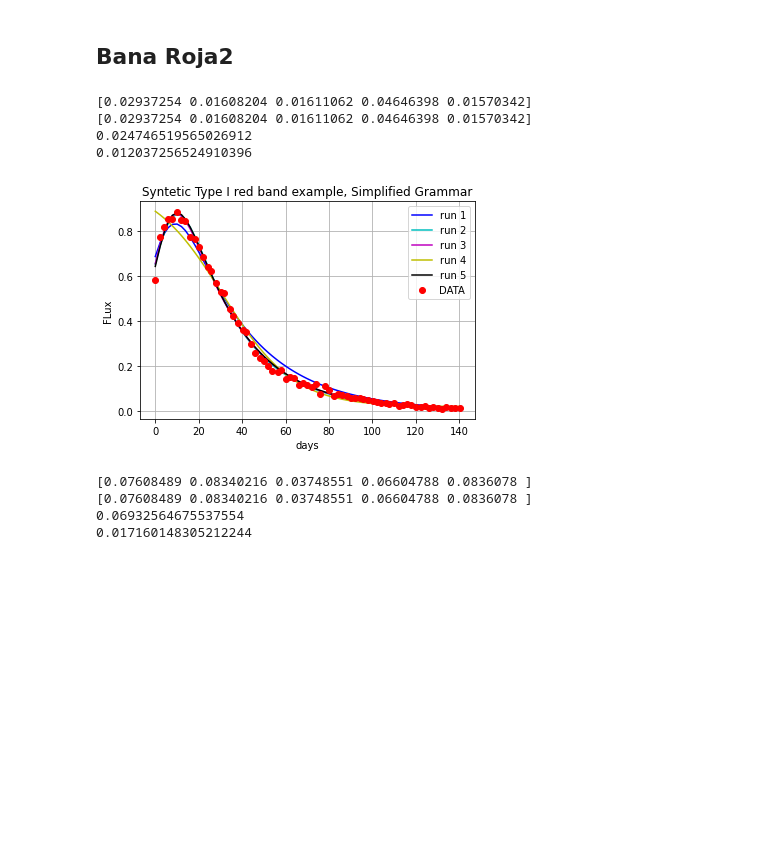
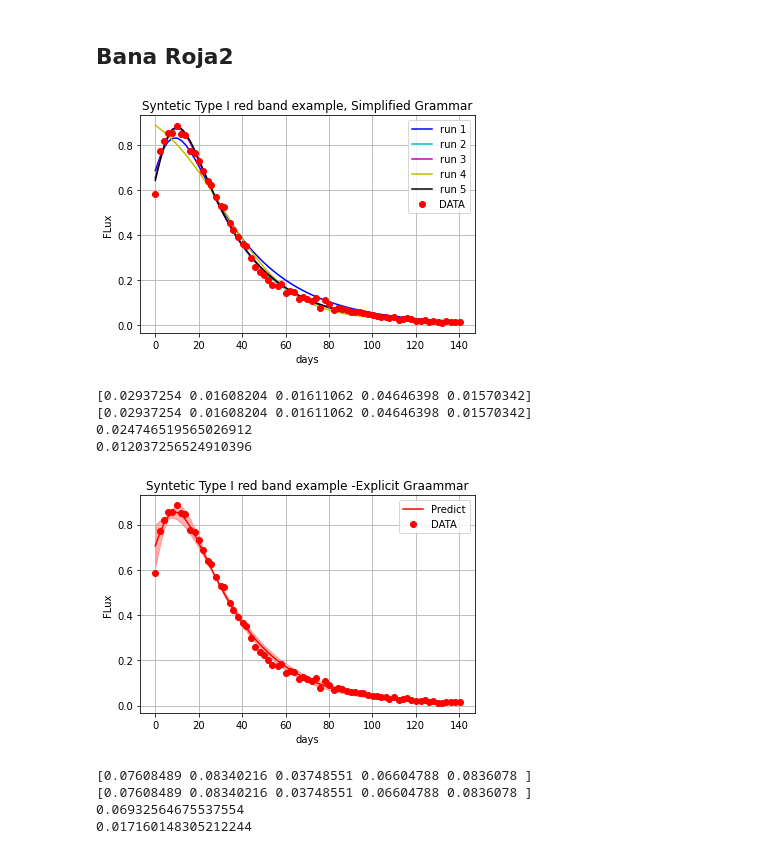
Before and after one commit to nfierroflo/Evolutionary-computation, a Jupyter notebook: PruebasFineles.ipynb, the cells around one changed output. Saved outputs shown, nothing was run; the diff lists cells and outputs as text; code cells hidden in the pictures; blank space fills up the shorter version.

```diff
--- a/PruebasFineles.ipynb
+++ b/PruebasFineles.ipynb
@@ -189,7 +267,47 @@ def plotResultsGreen(t,y,r1, r2, r3, r4, r5, title=''):
   plt.xlabel('days')
   plt.title(title)
   plt.grid()
+  plt.show()
 
+
+
+def plotResultsGreen2(t,y,r1, r2, r3, r4, r5, title=''):
+
+  aux=np.concatenate((r1.reshape(1,-1), r2.reshape(1,-1), r3.reshape(1,-1), r4.reshape(1,-1), r5.reshape(1,-1)),axis=0)
+  gmean=np.mean(aux, axis=0)
+  gstd=np.std(aux, axis=0)
+
+  plt.plot(t,gmean,'-g', label='Predict')
+
+  plt.fill_between(t,gmean-gstd,gmean+gstd,color='g',alpha=0.3)
+
+
+  plt.plot(t,y,'og',label='DATA',linewidth=2.5)
+  plt.legend()
+  plt.ylabel('FLux')
+  plt.xlabel('days')
+  plt.title(title)
+  plt.grid()
+  plt.show()
+
+def plotResultsRed2(t,y,r1, r2, r3, r4, r5, title=''):
+
+  aux=np.concatenate((r1.reshape(1,-1), r2.reshape(1,-1), r3.reshape(1,-1), r4.reshape(1,-1), r5.reshape(1,-1)),axis=0)
+  gmean=np.mean(aux, axis=0)
+  gstd=np.std(aux, axis=0)
+
+  plt.plot(t,gmean,'-r', label='Predict')
+
+  plt.fill_between(t,gmean-gstd,gmean+gstd,color='r',alpha=0.3)
+
+
+  plt.plot(t,y,'or',label='DATA',linewidth=2.5)
+  plt.legend()
+  plt.ylabel('FLux')
+  plt.xlabel('days')
+  plt.title(title)
+  plt.grid()
+  plt.show()
 
 
 def plotResultsRed(t,y,r1, r2, r3, r4, r5, title=''):
@@ -205,6 +323,7 @@ def plotResultsRed(t,y,r1, r2, r3, r4, r5, title=''):
   plt.xlabel('days')
   plt.title(title)
   plt.grid()
+  plt.show()
 # %% [markdown]
 ## Pruebas con SPM de tesiss
 # %%
@@ -533,29 +652,32 @@ t=np.array(t)
 # %%
 run1= "0.002+(((_sig_(0.148*(x[0]-00.71))))|_div_|((_exp_((x[0]-11.18)|_div_|30.24))))"
 run2= "0.010+(((_sig_(0.157*(x[0]-03.63))))|_div_|((_exp_((x[0]-14.11)|_div_|24.38))))"
 run3= "0.003+(((_sig_(0.168*(x[0]-02.54))))|_div_|((_exp_((x[0]-13.06)|_div_|25.98))))"
 run4="0.010+((01.01)-((_sig_(0.061*(x[0]-30.99)))))"
 run5="0.007+(((_sig_(0.169*(x[0]-02.99))))|_div_|((_exp_((x[0]-13.39)|_div_|25.46))))"
 g1=lambda t: str_to_value(t,run1)
 g2=lambda t: str_to_value(t,run2)
 g3=lambda t: str_to_value(t,run3)
 g4=lambda t: str_to_value(t,run4)
 g5=lambda t: str_to_value(t,run5)
 
 plotResultsRed(t,signal_red352,g1(t), g2(t), g3(t), g4(t), g5(t), title="Syntetic Type I red band example, Simplified Grammar")
 
 
 rmse_=CalcularRMS(t,signal_red352,g1(t), g2(t), g3(t), g4(t), g5(t))
 print(rmse_)
 print(rmse_)
 print(np.mean(rmse_))
 print(np.std(rmse_))
+
+plotResultsRed2(t,signal_red352,g1(t), g2(t), g3(t), g4(t), g5(t), title="Syntetic Type I red band example -Explicit Graammar")
 # %% [output]
+[figure]
 [0.02937254 0.01608204 0.01611062 0.04646398 0.01570342]
 [0.02937254 0.01608204 0.01611062 0.04646398 0.01570342]
 0.024746519565026912
 0.012037256524910396
-[figure]
+[figure, added]
 # %%
 run1="(0.665*(1-0.983*(x[0]-44.7)|_div_|22.85)|_div_|(1+_exp_((28.2-x[0])|_div_|30.65)))*(1-_sig_(0.2*(x[0]-(01.49+21.9))))+(_sig_(0.2*(x[0]-(00.90+20.4))))*(0.541*(1-0.858)*_exp_((64.05+33.6-x[0])|_div_|26.72)|_div_|(1+_exp_((31.1-x[0])|_div_|55.70)))"
 run2="(0.660*(1-0.579*(x[0]-43.6)|_div_|10.82)|_div_|(1+_exp_((27.9-x[0])|_div_|26.34)))*(1-_sig_(0.2*(x[0]-(01.61+31.8))))+(_sig_(0.2*(x[0]-(08.72+29.7))))*(0.412*(1-0.453)*_exp_((44.13+24.3-x[0])|_div_|24.02)|_div_|(1+_exp_((40.2-x[0])|_div_|96.36)))"
```
Also changed, not shown: parts of 24 cells of this notebook.
